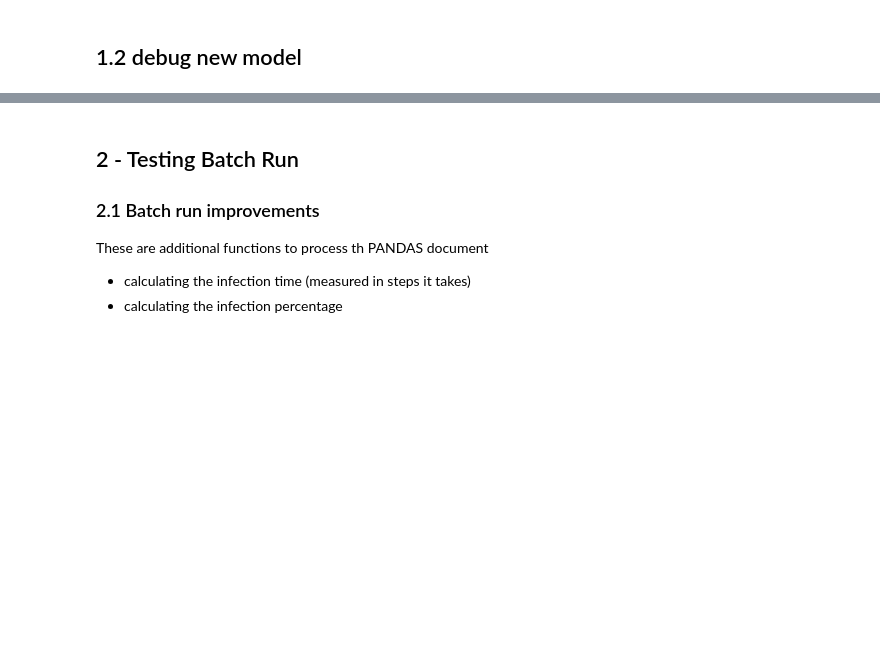
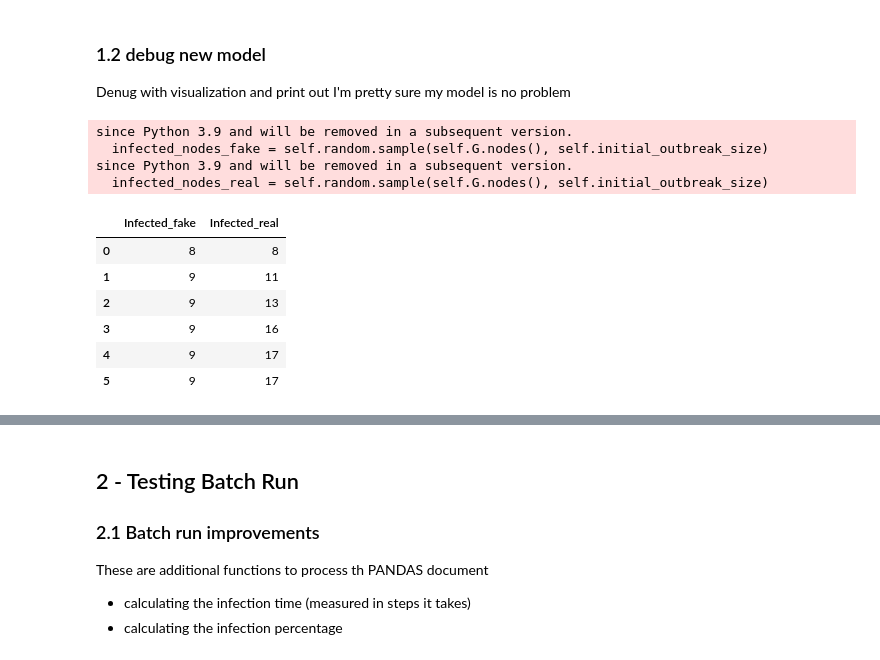
Before and after one commit to jiajia20/mesa-vis, a Jupyter notebook: Intervention_implimentation.ipynb, the cells around one changed output, grey strips where cells are left out. Cells and saved outputs as stored; diff of their text form; code cells hidden in the pictures; blank space fills up the shorter version.

```diff
--- a/Intervention_implimentation.ipynb
+++ b/Intervention_implimentation.ipynb
@@ -24,20 +26,11 @@ def number_state(model, state):
 
 #this masures the spread of fake news (fake point +1)
 def number_infected_fake(model):
-    return number_state(model, "infected_fake")
-
-
-def number_susceptible_fake(model):
-    return number_state(model, "susceptible_fake")
+    return number_state(model, 1)
 
 #this masures the spread of real news (fake point -1)
 def number_infected_real(model):
-    return number_state(model, "infected_real")
-
-
-def number_susceptible_real(model):
-    return number_state(model, "susceptible_real")
-
+    return number_state(model, -1)
 
 def infected_list(model):
     return model.datacollector.get_model_vars_dataframe()
@@ -58,9 +51,7 @@ class InfoSpread(Model):
         self.datacollector = DataCollector(
             {
                 "Infected_fake": number_infected_fake,
-                "Susceptible_fake": number_susceptible_fake,
                 "Infected_real": number_infected_real,
-                "Susceptible_real": number_susceptible_real,
             }
         )
 
@@ -77,13 +68,10 @@ class InfoSpread(Model):
             # Add the agent to the node
             self.grid.place_agent(a, node)
 
-        # Infect some nodes
+        # Infect some nodes, initial infection bug free
         infected_nodes_fake = self.random.sample(self.G.nodes(), self.initial_outbreak_size)
         infected_nodes_real = self.random.sample(self.G.nodes(), self.initial_outbreak_size)
-        """
-        POTENTIAL BUG, this might generate same result with a fix random seed? ok ot's not that stupid
-        POTENTIAL BUG TWO: might have overlap
-        """
+
         for a in self.grid.get_cell_list_contents(infected_nodes_fake):
             a.state = 1
             neighbors_nodes = self.grid.get_neighbors(a.pos)
@@ -164,13 +152,22 @@ class User(Agent):
         '''Calculates what the state should be in the next step'''
         # Start as the current state and modify below
         self._next_state = self.state
-        infction_count = self.get_infected_neighbor_count()
-        if infction_count >= self.threshold_fake:
+        count = self.get_infected_neighbor_count()
+        if count >= self.threshold_fake:
             self._next_state = 1
-        elif infction_count <= self.threshold_real:
+        elif count <= self.threshold_real:
             self._next_state = -1
 
     def advance(self):
         self.state = self._next_state
-# %% [markdown]
-## 1.2 debug new model
+# %% [markdown]
+### 1.2 debug new model
+Denug with visualization and print out
+I'm pretty sure my model is no problem
+# %%
+model = InfoSpread(num_nodes=40, avg_node_degree=5, rewire_prob=.3, initial_outbreak_size=2, threshold_fake = 2, threshold_real = -2)
+# %% [output]
+since Python 3.9 and will be removed in a subsequent version.
+  infected_nodes_fake = self.random.sample(self.G.nodes(), self.initial_outbreak_size)
+since Python 3.9 and will be removed in a subsequent version.
+  infected_nodes_real = self.random.sample(self.G.nodes(), self.initial_outbreak_size)
@@ -176,0 +176,11 @@ class User(Agent):
+# %%
+df = model.datacollector.get_model_vars_dataframe()
+df
+# %% [output]
+|  | Infected_fake | Infected_real |
+| 0 | 8 | 8 |
+| 1 | 9 | 11 |
+| 2 | 9 | 13 |
+| 3 | 9 | 16 |
+| 4 | 9 | 17 |
+| 5 | 9 | 17 |
```
Also changed, not shown: parts of 8 cells of this notebook.
